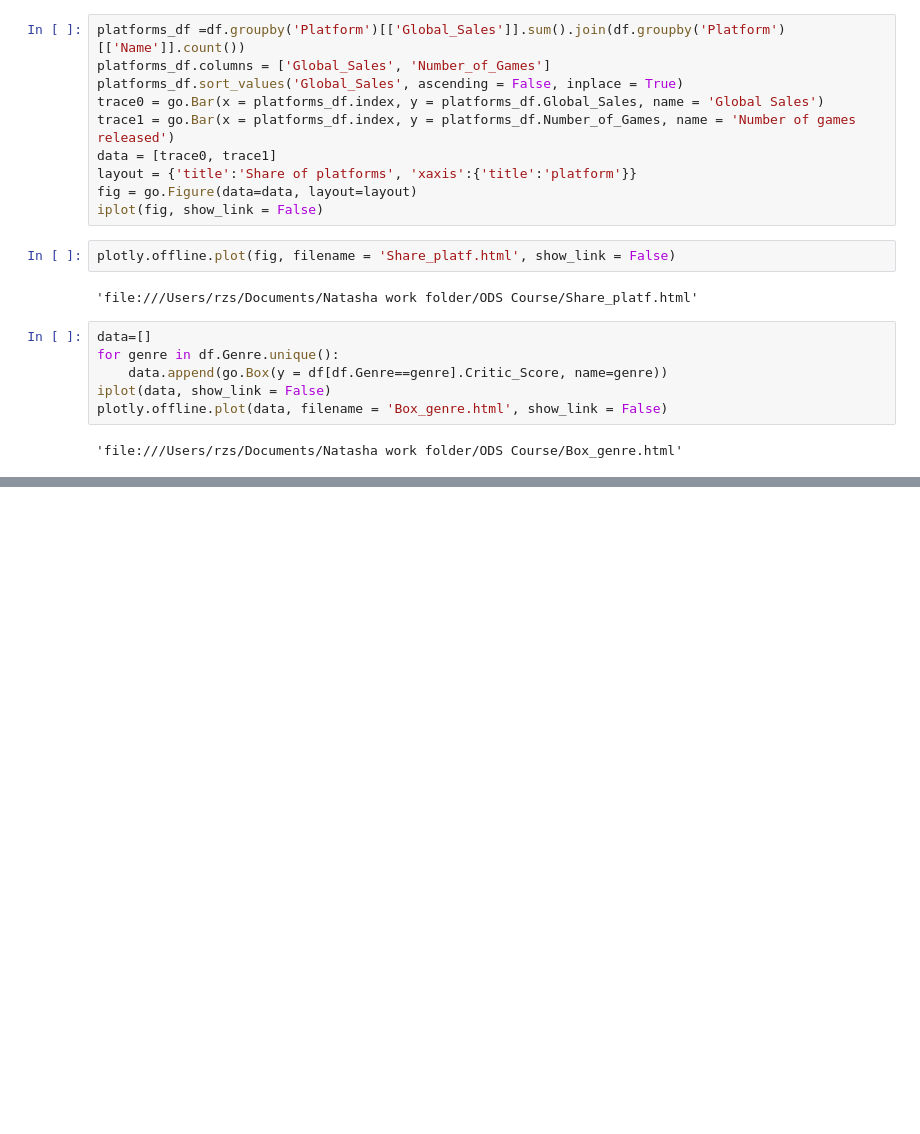
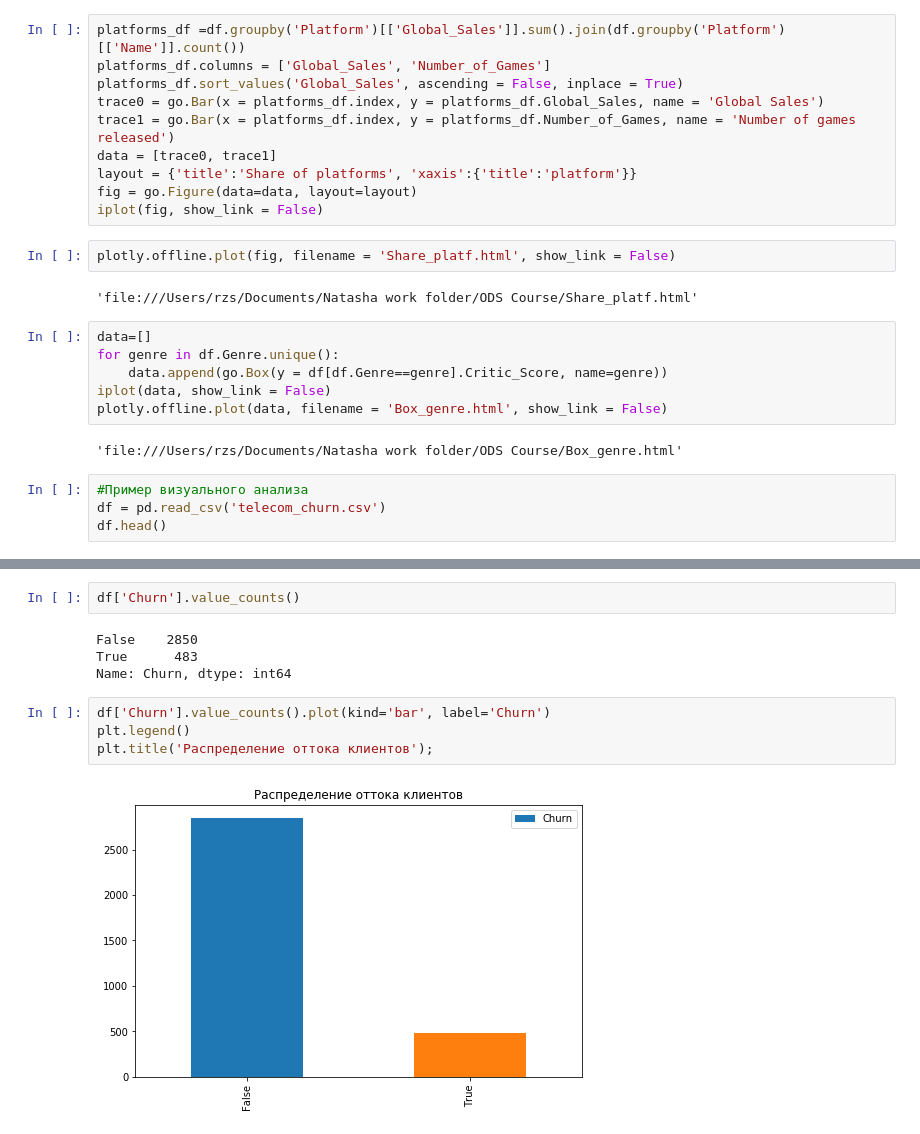
Before and after one commit to urbanisaziya/ODS_Course, a Jupyter notebook: week2.ipynb, the cells around one changed output, grey strips where cells are left out. Cells and saved outputs as stored; diff of their text form; blank space fills up the shorter version.

```diff
--- a/week2.ipynb
+++ b/week2.ipynb
@@ -138,3 +138,7 @@ iplot(data, show_link = False)
 plotly.offline.plot(data, filename = 'Box_genre.html', show_link = False)
 # %% [output]
 'file:///Users/rzs/Documents/Natasha work folder/ODS Course/Box_genre.html'
+# %%
+#Пример визуального анализа
+df = pd.read_csv('telecom_churn.csv')
+df.head()
@@ -140,0 +176,12 @@ plotly.offline.plot(data, filename = 'Box_genre.html', show_link = False)
+# %%
+df['Churn'].value_counts()
+# %% [output]
+False    2850
+True      483
+Name: Churn, dtype: int64
+# %%
+df['Churn'].value_counts().plot(kind='bar', label='Churn')
+plt.legend()
+plt.title('Распределение оттока клиентов');
+# %% [output]
+[figure, added]
```
Also changed, not shown: parts of 6 cells of this notebook, 3 other files.
